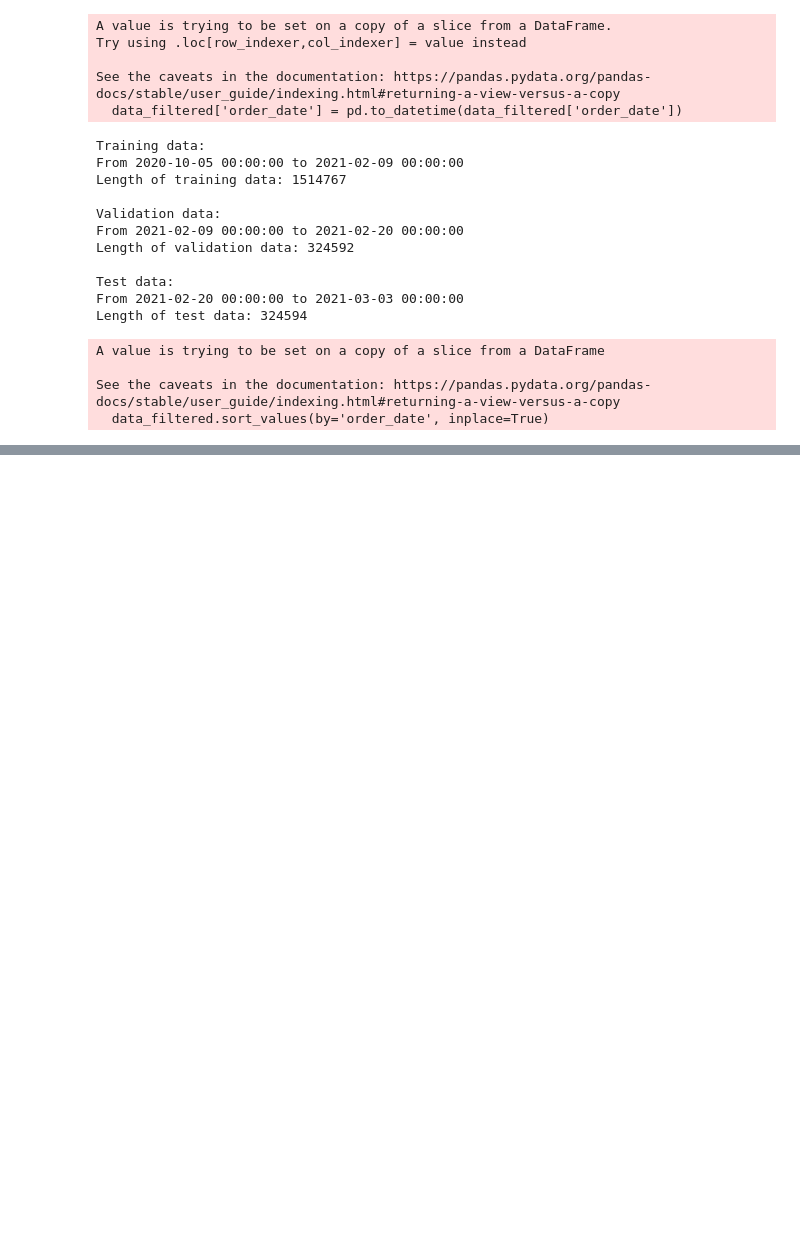
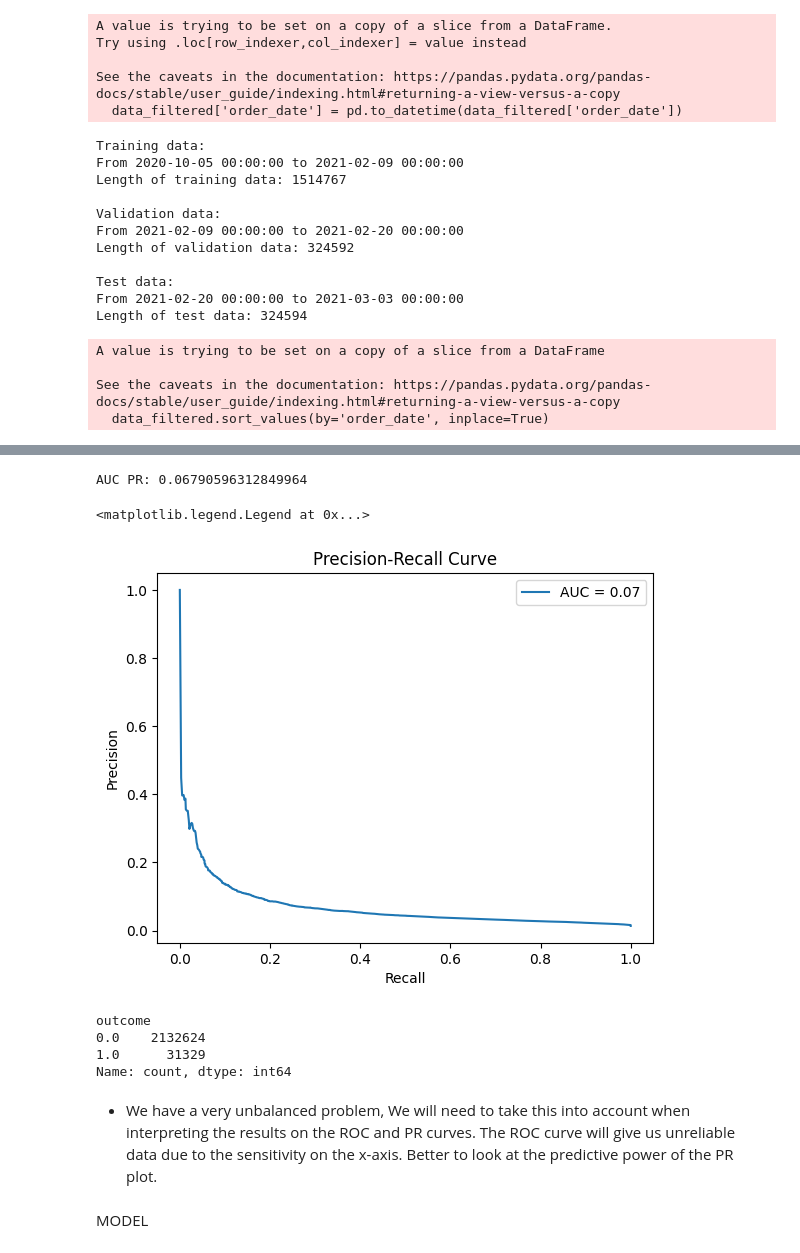
Before and after one commit to pamalo9/zrive-ds, a Jupyter notebook: src/module_3/TRD.ipynb, the cells around one changed output, grey strips where cells are left out. Cells and saved outputs as stored; diff of their text form; code cells hidden in the pictures; blank space fills up the shorter version.

```diff
--- a/src/module_3/TRD.ipynb
+++ b/src/module_3/TRD.ipynb
@@ -160,0 +191,28 @@ test_data.head()
+# %%
+
+precision, recall, thresholds = precision_recall_curve(y_true, y_probs)
+auc_pr = average_precision_score(y_true, y_probs)
+print(f"AUC PR: {auc_pr}")
+
+# Plot the precision-recall curve
+plt.figure()
+plt.plot(recall, precision, label='AUC = %0.2f' % auc_pr)
+plt.xlabel('Recall')
+plt.ylabel('Precision')
+plt.title('Precision-Recall Curve')
+plt.legend(loc="upper right")
+# %% [output]
+AUC PR: 0.06790596312849964
+<matplotlib.legend.Legend at 0x...>
+[figure, added]
+# %%
+data_filtered['outcome'].value_counts()
+# %% [output]
+outcome
+0.0    2132624
+1.0      31329
+Name: count, dtype: int64
+# %% [markdown]
+- We have a very unbalanced problem, We will need to take this into account when interpreting the results on the ROC and PR curves. The ROC curve will give us unreliable data due to the sensitivity on the x-axis. Better to look at the predictive power of the PR plot.
+# %% [markdown]
+MODEL
```
Also changed, not shown: parts of 7 cells of this notebook.
